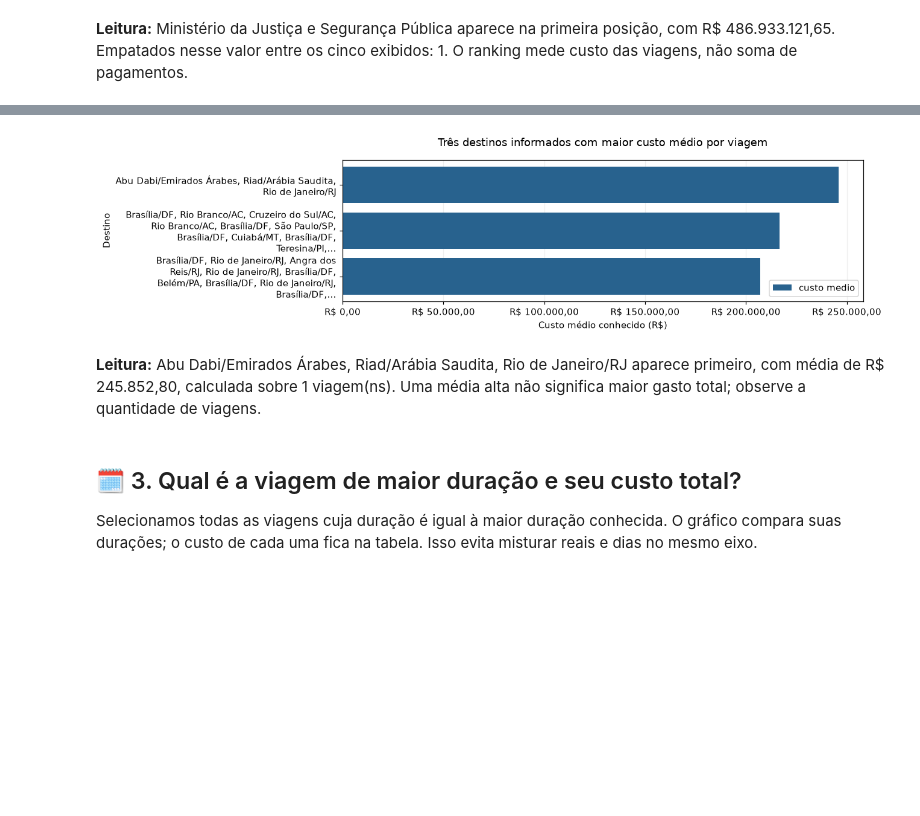
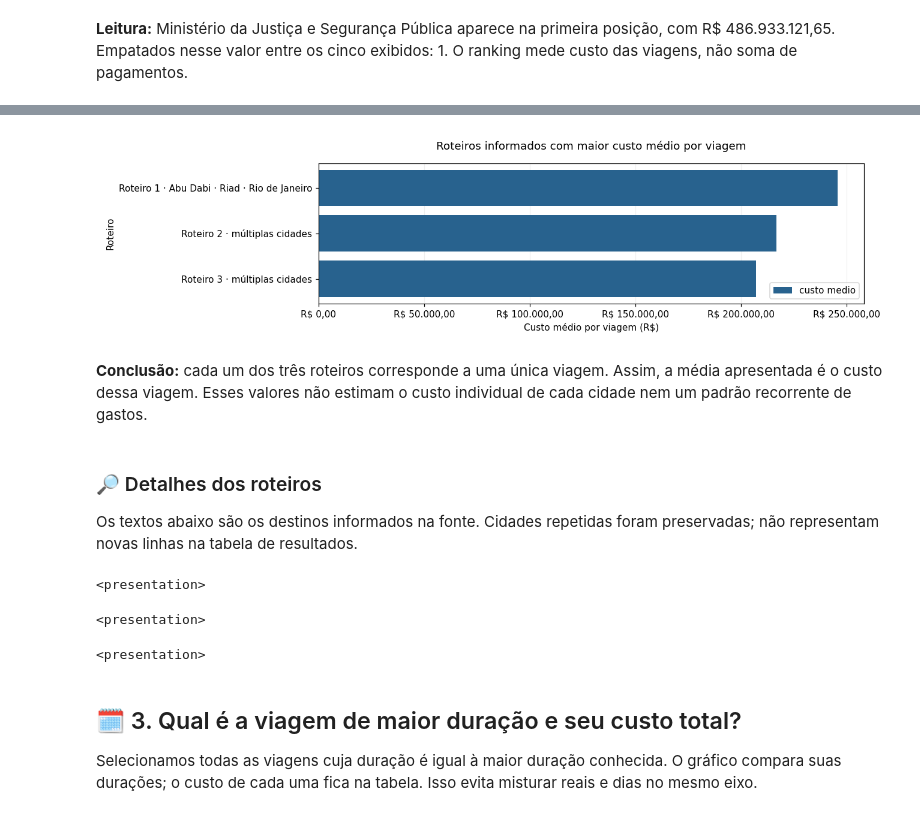
Before and after one commit to davidboneli-tech/projeto_viagens_publicas, a Jupyter notebook: 3_analise.ipynb, the cells around one changed output, grey strips where cells are left out. Saved outputs shown, nothing was run; the diff lists cells and outputs as text; code cells hidden in the pictures; blank space fills up the shorter version.

Commit message:
Melhora apresentação dos roteiros na análise de destinos

```diff
--- a/3_analise.ipynb
+++ b/3_analise.ipynb
@@ -166,5 +169,20 @@ HAVING COUNT(valor_total) > 0 -- Exige custo conhecido para calcular a média
 ORDER BY custo_medio DESC, destino -- Ordena e desempata de forma definida
 LIMIT 3; -- Responde ao top três solicitado
 """)  # Encerra a consulta
-mostrar(destinos)  # Exibe os valores sem mudar sua precisão no banco
+
+
+def rotulo_roteiro(texto, posicao):  # Cria apenas um rótulo visual, sem modificar o agrupamento SQL
+    cidades = [parte.strip().split("/")[0] for parte in texto.split(",")]  # Obtém nomes curtos para apresentação
+    if len(cidades) <= 3:  # Mantém roteiros curtos reconhecíveis
+        return f"Roteiro {posicao} · " + " · ".join(cidades)  # Identifica o grupo e suas cidades
+    return f"Roteiro {posicao} · múltiplas cidades"  # Evita textos extensos na tabela e no gráfico
+
+
+destinos_visual = destinos.copy()  # Preserva os dados da consulta para cálculos e conferência
+destinos_visual["roteiro"] = [rotulo_roteiro(texto, i + 1) for i, texto in enumerate(destinos["destino"])]  # Identifica cada posição do ranking
+resumo_destinos = destinos_visual[["roteiro", "quantidade_viagens", "custo_medio"]].rename(columns={"roteiro": "Roteiro informado", "quantidade_viagens": "Viagens", "custo_medio": "Custo médio por viagem"})  # Seleciona as três informações de leitura principal
+resumo_destinos["Custo médio por viagem"] = resumo_destinos["Custo médio por viagem"].map(moeda)  # Formata a medida em reais sem alterar o original
+mostrar(resumo_destinos)  # Exibe uma tabela compacta
+for i, registro in destinos.iterrows():  # Apresenta a cobertura de cada grupo sem ampliar a tabela principal
+    display(Markdown(f"**Roteiro {i + 1}:** {int(registro['custos_conhecidos'])} viagem(ns) com custo conhecido; {int(registro['custos_ausentes'])} com custo ausente."))  # Explicita a base da média
 # %% [output]
@@ -175,10 +196,23 @@ mostrar(destinos)  # Exibe os valores sem mudar sua precisão no banco
 # %%
-barras(destinos, "destino", "custo_medio", "Três destinos informados com maior custo médio por viagem", "Custo médio conhecido (R$)", monetario=True)  # Gráfico 2
-lider = destinos.iloc[0]  # Obtém o primeiro resultado
-display(Markdown(f"**Leitura:** {lider['destino']} aparece primeiro, com média de {moeda(lider['custo_medio'])}, calculada sobre {int(lider['custos_conhecidos'])} viagem(ns). Uma média alta não significa maior gasto total; observe a quantidade de viagens."))  # Contextualiza o resultado
+barras(destinos_visual, "roteiro", "custo_medio", "Roteiros informados com maior custo médio por viagem", "Custo médio por viagem (R$)", monetario=True)  # Usa os mesmos rótulos curtos da tabela
+lider = destinos.iloc[0]  # Identifica o grupo com maior média
+if destinos["quantidade_viagens"].eq(1).all():  # Verifica se cada grupo contém apenas uma viagem
+    display(Markdown("**Conclusão:** cada um dos três roteiros corresponde a uma única viagem. Assim, a média apresentada é o custo dessa viagem. Esses valores não estimam o custo individual de cada cidade nem um padrão recorrente de gastos."))  # Explica o resultado observado
+else:  # Mantém a interpretação válida em uma futura atualização da base
+    display(Markdown(f"**Conclusão:** o Roteiro 1 lidera com média de {moeda(lider['custo_medio'])}. A quantidade de viagens indica o tamanho de cada grupo; os custos são do roteiro completo, sem rateio por cidade."))  # Contextualiza a comparação
+
+display(Markdown("### 🔎 Detalhes dos roteiros\nOs textos abaixo são os destinos informados na fonte. Cidades repetidas foram preservadas; não representam novas linhas na tabela de resultados."))  # Distingue conteúdo do campo de duplicação de registros
+for i, registro in destinos.iterrows():  # Associa cada detalhe ao mesmo rótulo da tabela e do gráfico
+    texto_seguro = escape(str(registro["destino"]))  # Mantém os destinos como texto, sem interpretar HTML
+    display(HTML(f"<details><summary><strong>Roteiro {i + 1} — ver destinos completos</strong></summary><p>{texto_seguro}</p></details>"))  # Recolhe o texto extenso e preserva acesso ao conteúdo integral
 # %% [output]
-[figure, old version]
+[figure, new version]
-**Leitura:** Abu Dabi/Emirados Árabes, Riad/Arábia Saudita, Rio de Janeiro/RJ aparece primeiro, com média de R$ 245.852,80, calculada sobre 1 viagem(ns). Uma média alta não significa maior gasto total; observe a quantidade de viagens.
+**Conclusão:** cada um dos três roteiros corresponde a uma única viagem. Assim, a média apresentada é o custo dessa viagem. Esses valores não estimam o custo individual de cada cidade nem um padrão recorrente de gastos.
+### 🔎 Detalhes dos roteiros
+Os textos abaixo são os destinos informados na fonte. Cidades repetidas foram preservadas; não representam novas linhas na tabela de resultados.
+<presentation>
+<presentation>
+<presentation>
 # %% [markdown]
 ## 🗓️ 3. Qual é a viagem de maior duração e seu custo total?
 Selecionamos todas as viagens cuja duração é igual à maior duração conhecida. O gráfico compara suas durações; o custo de cada uma fica na tabela. Isso evita misturar reais e dias no mesmo eixo.
```
Also changed, not shown: parts of 3 cells of this notebook.
